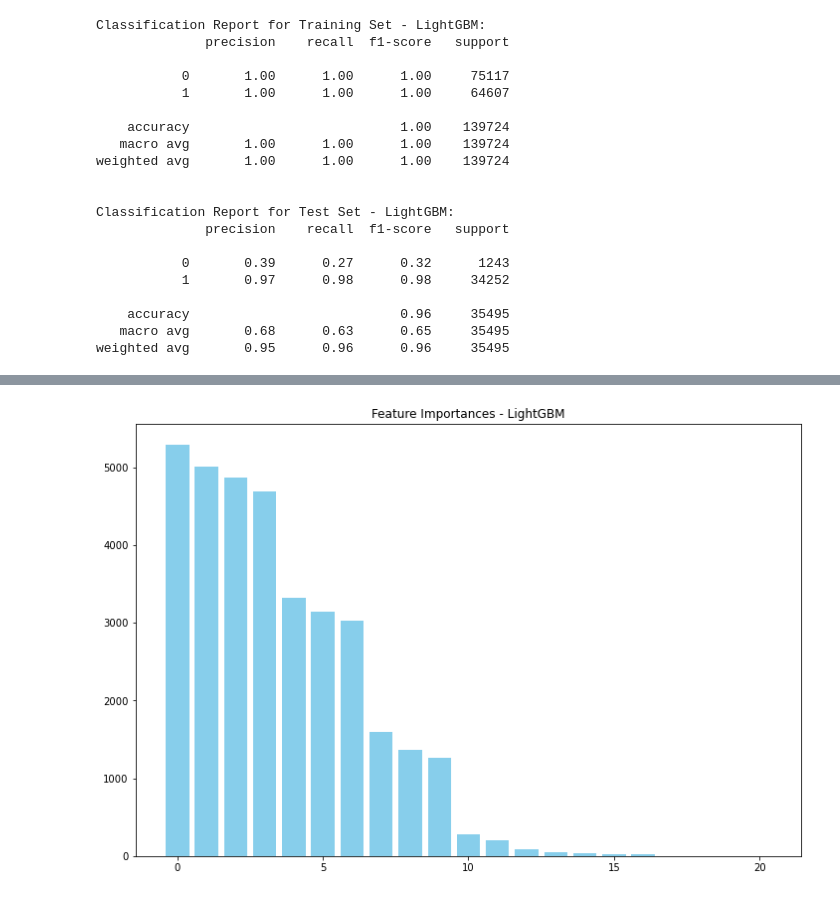
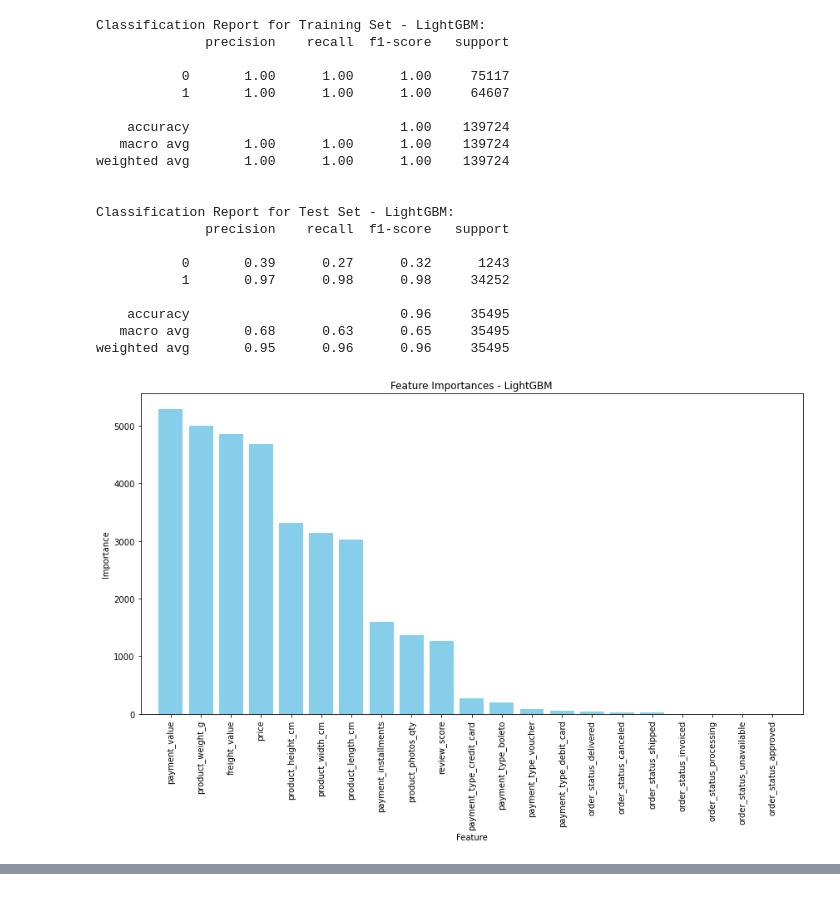
Before and after one commit to justinm329/ads_508_team_project_test, a Jupyter notebook: JF_EDA_refined.ipynb, the cells around one changed output, grey strips where cells are left out. Saved outputs shown, nothing was run; the diff lists cells and outputs as text; code cells hidden in the pictures.

```diff
--- a/JF_EDA_refined.ipynb
+++ b/JF_EDA_refined.ipynb
@@ -1389,19 +1389,20 @@ weighted avg       0.95      0.96      0.96     35495
 # %%
 best_lgbm = bayes_search.best_estimator_
 importances = best_lgbm.feature_importances_
-
+feature_names = X_train_smoteen_lgm.columns
 # Sort the feature importances in descending order and get the indices
 indices = np.argsort(importances)[::-1]
 
 # Plot the feature importances
 plt.figure(figsize=(12, 8))
 plt.title("Feature Importances - LightGBM")
 plt.bar(range(X_train_smoteen_lgm.shape[1]), importances[indices],
         align="center", color='skyblue')
 plt.xticks(range(X_train_smoteen_lgm.shape[1]), np.array(feature_names)[indices], rotation=90)
 plt.xlim([-1, X_train_smoteen_lgm.shape[1]])
 plt.xlabel("Feature")
 plt.ylabel("Importance")
 plt.tight_layout()
 plt.show()
 # %% [output]
+[figure, new version]
@@ -1409,4 +1426,3 @@ IndexError: index 18 is out of bounds for axis 0 with size 10
-[figure, old version]
 # %%
 %%html
 
```
Also changed, not shown: parts of 1 cell of this notebook.
